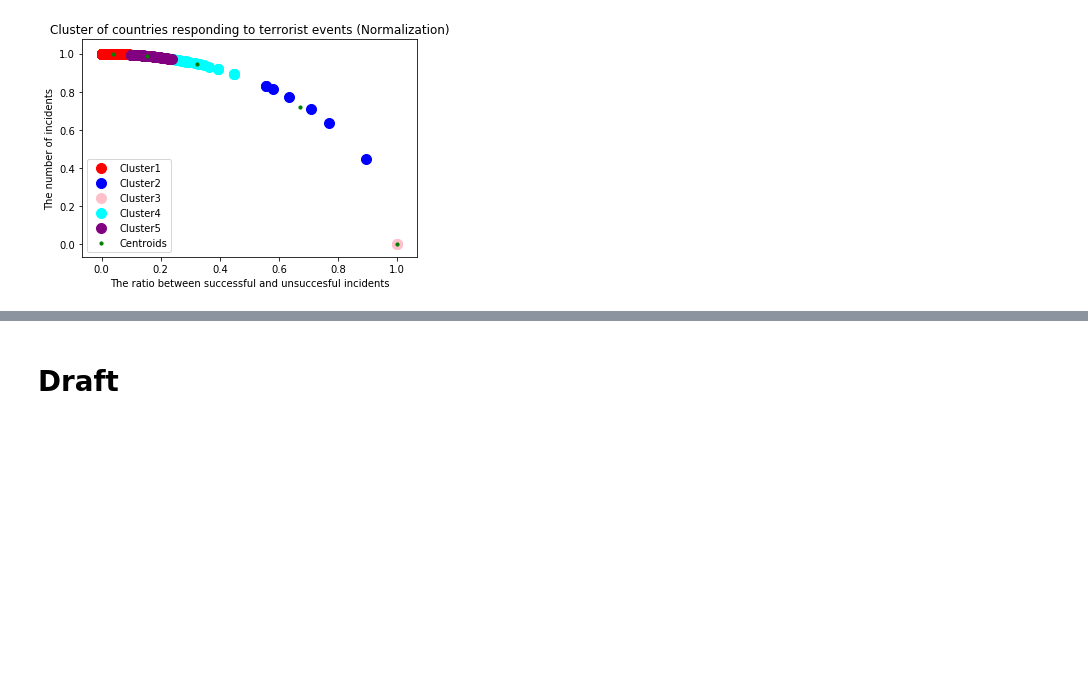
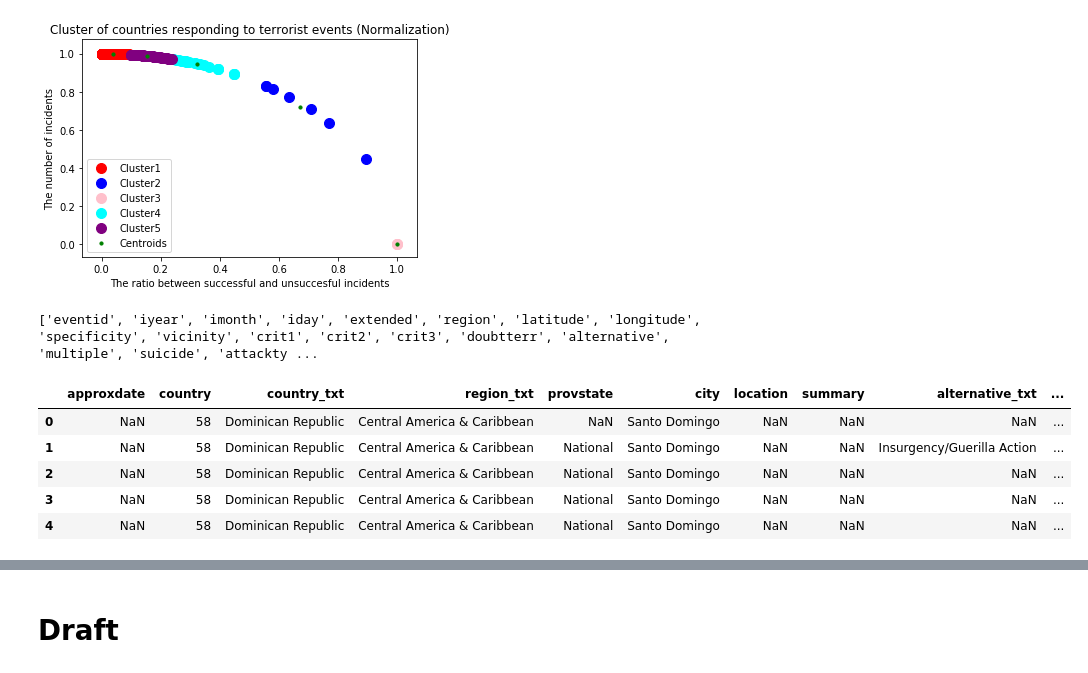
Before and after one commit to 132/EISIC2019-conference, a Jupyter notebook: EISIC2019/EISIC2019 - Py3.ipynb, the cells around one changed output, grey strips where cells are left out. Cells and saved outputs as stored; diff of their text form; code cells hidden in the pictures; blank space fills up the shorter version.

```diff
--- a/EISIC2019/EISIC2019 - Py3.ipynb
+++ b/EISIC2019/EISIC2019 - Py3.ipynb
@@ -338,0 +361,72 @@ df_cluster = pd.merge(df, country_countryTXT, how='inner', on = 'country')
+# %%
+## Processing data
+
+# select important string features
+list_covertedFeatures = ['gname', 'city', 'provstate']
+test_df = pd.DataFrame()
+for i in list_covertedFeatures:
+    test_df[i] = df_cluster[i].copy()
+    test_df[i] = test_df[i].astype('category')
+    df_cluster[str(i+"_decode")] = test_df[i].cat.codes.astype(np.int64)
+
+# encode these features to number as code
+
+#df_cluster.dtypes
+# %%
+# draft version for testing
+# Origin size (181691, 135)
+# count rows
+#df_cluster.count()
+
+list_remove = ['country', 'summary', 'location',
+               'target1',
+               'target2',
+               'target3',
+               'motive',
+               'approxdate', 'success',  'resolution',  'country_txt', 'region_txt', 'alternative_txt',
+               'attacktype1_txt', 'attacktype2_txt', 'attacktype3_txt',
+               'targtype1_txt','targsubtype1_txt', 'natlty1_txt',
+               'targtype2_txt','targsubtype2_txt', 'natlty2_txt',
+               'targtype3_txt','targsubtype3_txt', 'natlty3_txt',
+               'gsubname',
+               'gname2', 'gsubname2', 'gname3', 'gsubname3',
+               'claimmode_txt', 'claimmode2_txt', 'claimmode3_txt',
+               'weaptype1_txt', 'weapsubtype1_txt',
+               'weaptype2_txt', 'weapsubtype2_txt',
+               'weaptype3_txt', 'weapsubtype3_txt',
+               'weaptype4_txt', 'weapsubtype4_txt',
+               'propextent_txt', 'hostkidoutcome_txt',
+               'related', 'addnotes',  'scite2', 'scite3', 'dbsource',
+               'ransomnote', 'divert','kidhijcountry', 'propcomment',
+               # extra-features
+               'nkill','nkillter', 'nkillus',
+               'nwound','nwoundte','nwoundus',
+               'property','propextent',
+               # string to int can be done
+               'gname', 'provstate', 'city',
+               'corp1', 'corp2', 'corp3',
+               'weapdetail', 'scite1',
+              ]
+feature_cols = []
+feature_cols_ori = df.columns
+# filter the feature
+for i in feature_cols_ori:
+    if i in list_remove:
+        continue
+    else:
+        feature_cols.append(i)
+print (feature_cols)
+
+X = df_cluster[feature_cols]
+
+# list of object features
+obj_df = df_cluster.select_dtypes(include=['object']).copy()
+obj_df.head()
+# %% [output]
+['eventid', 'iyear', 'imonth', 'iday', 'extended', 'region', 'latitude', 'longitude', 'specificity', 'vicinity', 'crit1', 'crit2', 'crit3', 'doubtterr', 'alternative', 'multiple', 'suicide', 'attackty ...
+|  | approxdate | country | country_txt | region_txt | provstate | city | location | summary | alternative_txt | ... |
+| 0 | NaN | 58 | Dominican Republic | Central America & Caribbean | NaN | Santo Domingo | NaN | NaN | NaN | ... |
+| 1 | NaN | 58 | Dominican Republic | Central America & Caribbean | National | Santo Domingo | NaN | NaN | Insurgency/Guerilla Action | ... |
+| 2 | NaN | 58 | Dominican Republic | Central America & Caribbean | National | Santo Domingo | NaN | NaN | NaN | ... |
+| 3 | NaN | 58 | Dominican Republic | Central America & Caribbean | National | Santo Domingo | NaN | NaN | NaN | ... |
+| 4 | NaN | 58 | Dominican Republic | Central America & Caribbean | National | Santo Domingo | NaN | NaN | NaN | ... |
```
Also changed, not shown: parts of 12 cells of this notebook.
